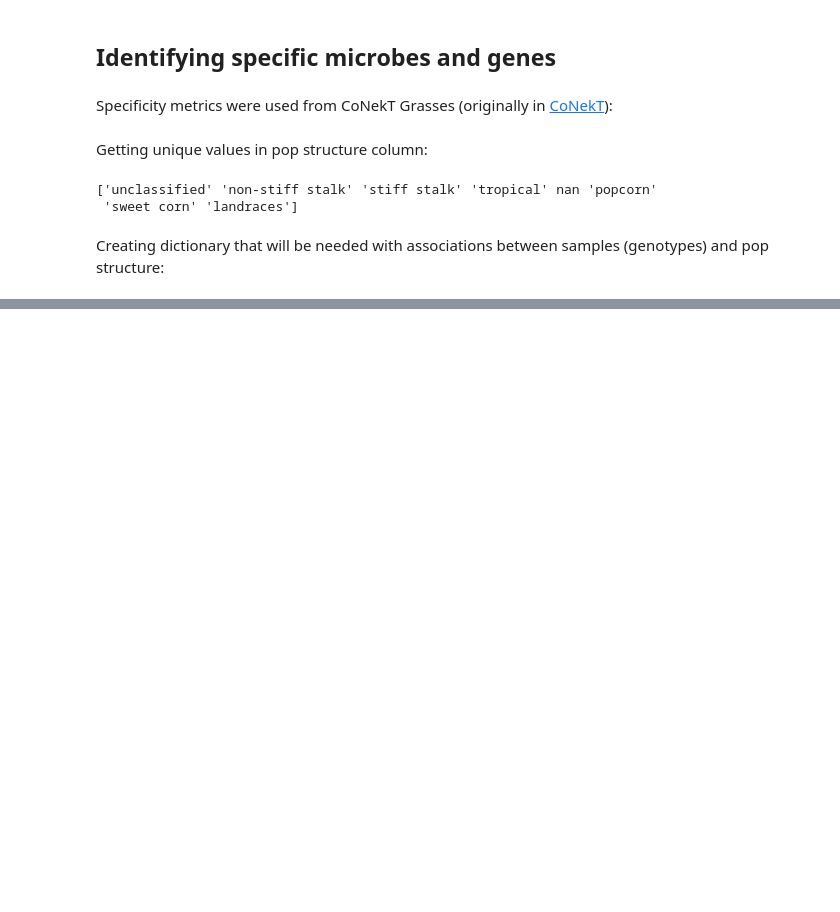
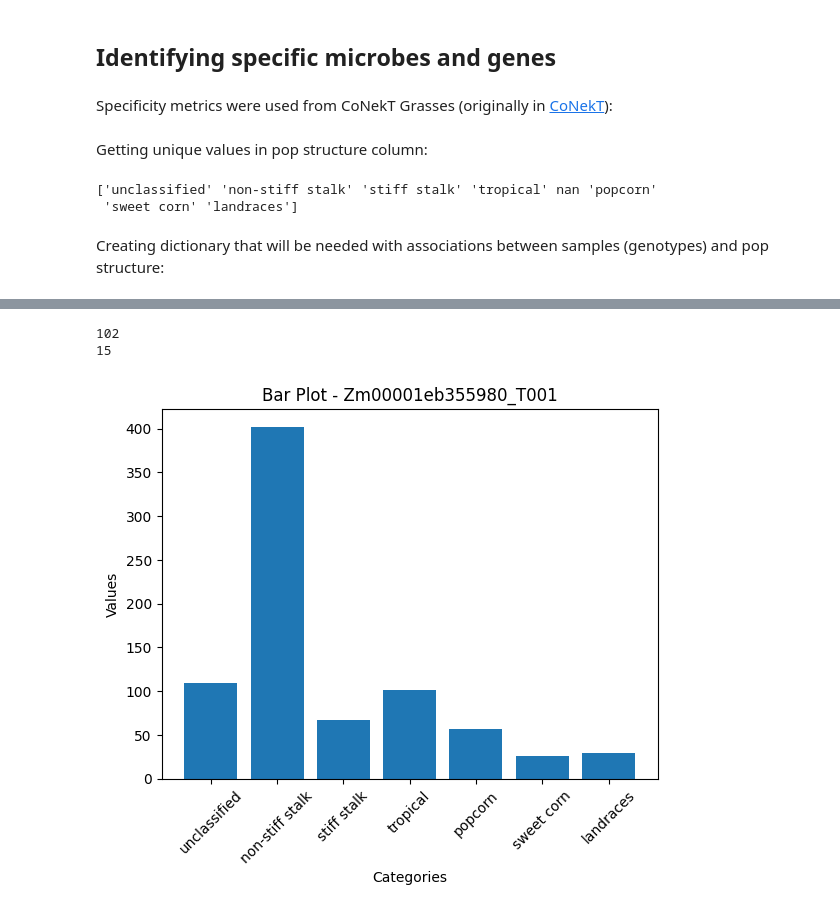
Before and after one commit to SantosRAC/maize_microbiome_transcriptomics, a Jupyter notebook: specificity_analyses/find_specific_genes_microbes.ipynb, the cells around one changed output, grey strips where cells are left out. Cells and saved outputs as stored; diff of their text form; code cells hidden in the pictures; blank space fills up the shorter version.

```diff
--- a/specificity_analyses/find_specific_genes_microbes.ipynb
+++ b/specificity_analyses/find_specific_genes_microbes.ipynb
@@ -230,3 +270,28 @@ print(high_tau_count)
+# %%
+print(high_tau_count)
+print(high_tau_count_non_stiff_stalk)
+# %% [output]
+102
+15
+# %%
+import matplotlib.pyplot as plt
+
+x = list(profile_condition_means['Zm00001eb355980_T001']['means'].keys())
+y = list(profile_condition_means['Zm00001eb355980_T001']['means'].values())
+
+# Create the bar plot
+plt.bar(x, y)
+
+# Add labels and title
+plt.xlabel('Categories')
+plt.ylabel('Values')
+plt.title('Bar Plot - Zm00001eb355980_T001')
+plt.xticks(rotation=45)
+
+# Show the plot
+plt.show()
+# %% [output]
+[figure, added]
 # %%
 # Calculate average
 profile_condition_means = {}
```
Also changed, not shown: parts of 7 cells of this notebook.
